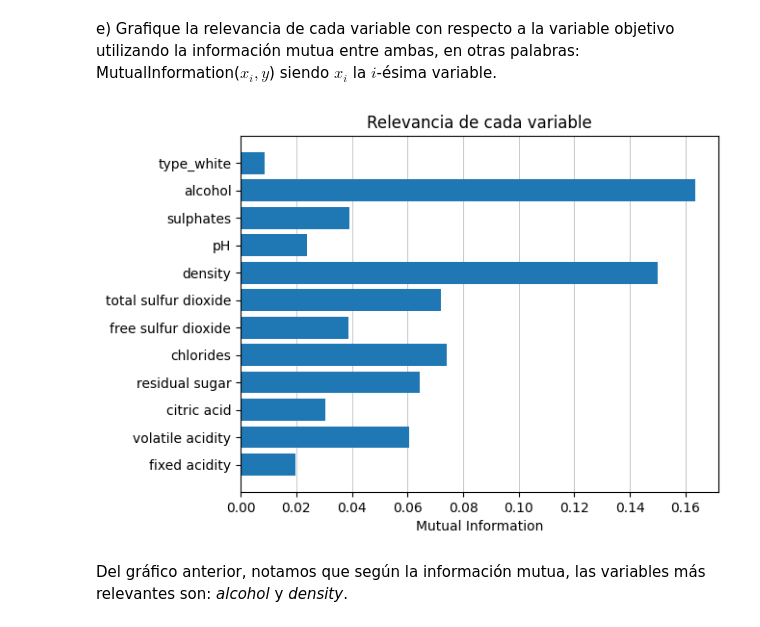
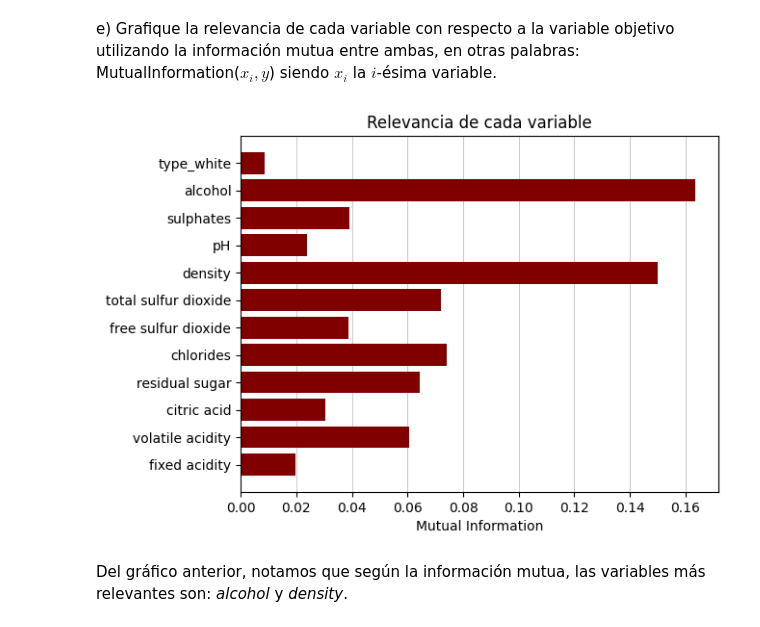
Before and after one commit to AlejandroVillazonG/Tareas_INF398, a Jupyter notebook: T2.ipynb, the cells around one changed output. Cells and saved outputs as stored; diff of their text form; code cells hidden in the pictures.

```diff
--- a/T2.ipynb
+++ b/T2.ipynb
@@ -281,16 +304,17 @@ e) Grafique la relevancia de cada variable con respecto a la variable objetivo u
 # %%
 mi = mutual_info_classif(X_train, y_train, random_state = 42)
 
 plt.barh(y = X_train.columns,
          width = mi,
-         zorder = 2
+         zorder = 2,
+         color = 'maroon'
         )
 plt.xlabel('Mutual Information')
 plt.grid(axis = 'x', linewidth=0.5)
 plt.title('Relevancia de cada variable')
 plt.show()
 # %% [output]
-[figure, old version]
+[figure, new version]
 # %% [markdown]
 Del gráfico anterior, notamos que según la información mutua, las variables más relevantes son: _alcohol_ y _density_.
 # %% [markdown]
```
Also changed, not shown: parts of 80 cells of this notebook.
